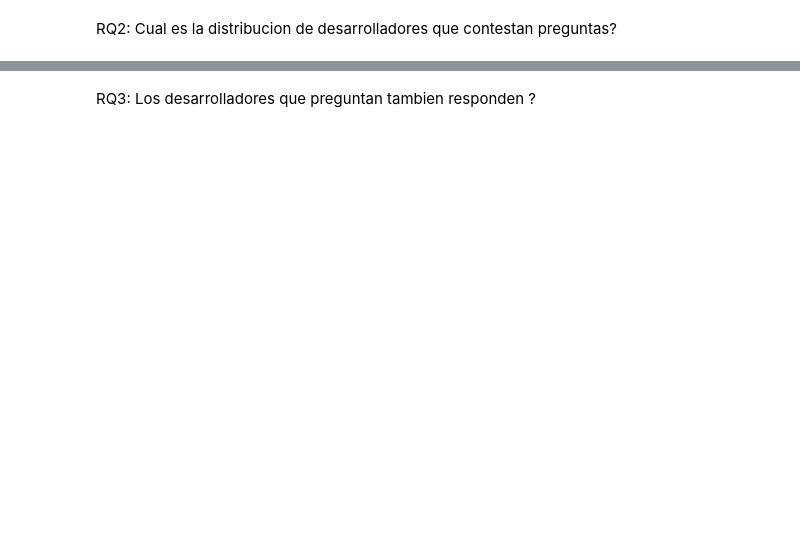
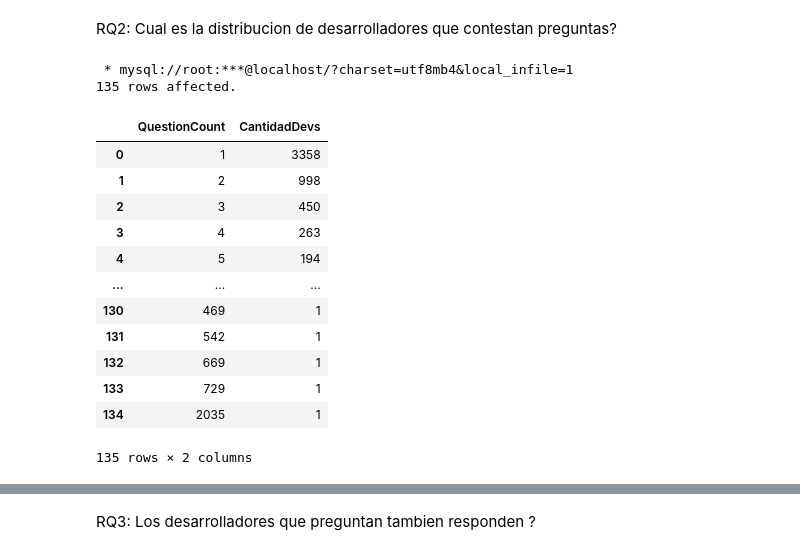
Before and after one commit to alvumu/BDGE, a Jupyter notebook: sql/sesion2.ipynb, the cells around one changed output, grey strips where cells are left out. Cells and saved outputs as stored; diff of their text form; code cells hidden in the pictures; blank space fills up the shorter version.

```diff
--- a/sql/sesion2.ipynb
+++ b/sql/sesion2.ipynb
@@ -804,17 +777,33 @@ clear_output(wait=True)
 RQ2: Cual es la distribucion de desarrolladores que contestan preguntas?
 # %%
 %%sql
-SELECT R.QuestionCount , COUNT(*) CantidadDevs
+SELECT R.QuestionCount , COUNT(*) CantidadDevs -- Contamos el numero de veces que aparece cada cantidad de preguntas respondidas
 FROM (
 SELECT
     OwnerUserId AS DeveloperId,
-    COUNT(*) AS QuestionCount
+    COUNT(*) AS QuestionCount -- Contamos la cantidad de preguntas que responde cada usuario
 FROM Posts
-WHERE PostTypeId = 2
+WHERE PostTypeId = 2 -- Obtenemos los Usuarios que responden preguntas
 GROUP BY OwnerUserId
 ) AS R
 GROUP BY QuestionCount
 ORDER BY QuestionCount
+# %% [output]
+ * mysql://root:***@localhost/?charset=utf8mb4&local_infile=1
+135 rows affected.
+|  | QuestionCount | CantidadDevs |
+| 0 | 1 | 3358 |
+| 1 | 2 | 998 |
+| 2 | 3 | 450 |
+| 3 | 4 | 263 |
+| 4 | 5 | 194 |
+| ... | ... | ... |
+| 130 | 469 | 1 |
+| 131 | 542 | 1 |
+| 132 | 669 | 1 |
+| 133 | 729 | 1 |
+| 134 | 2035 | 1 |
+135 rows × 2 columns
 # %%
 from matplotlib import pyplot as plt
 from IPython.display import display, clear_output
```
Also changed, not shown: parts of 35 cells of this notebook.
